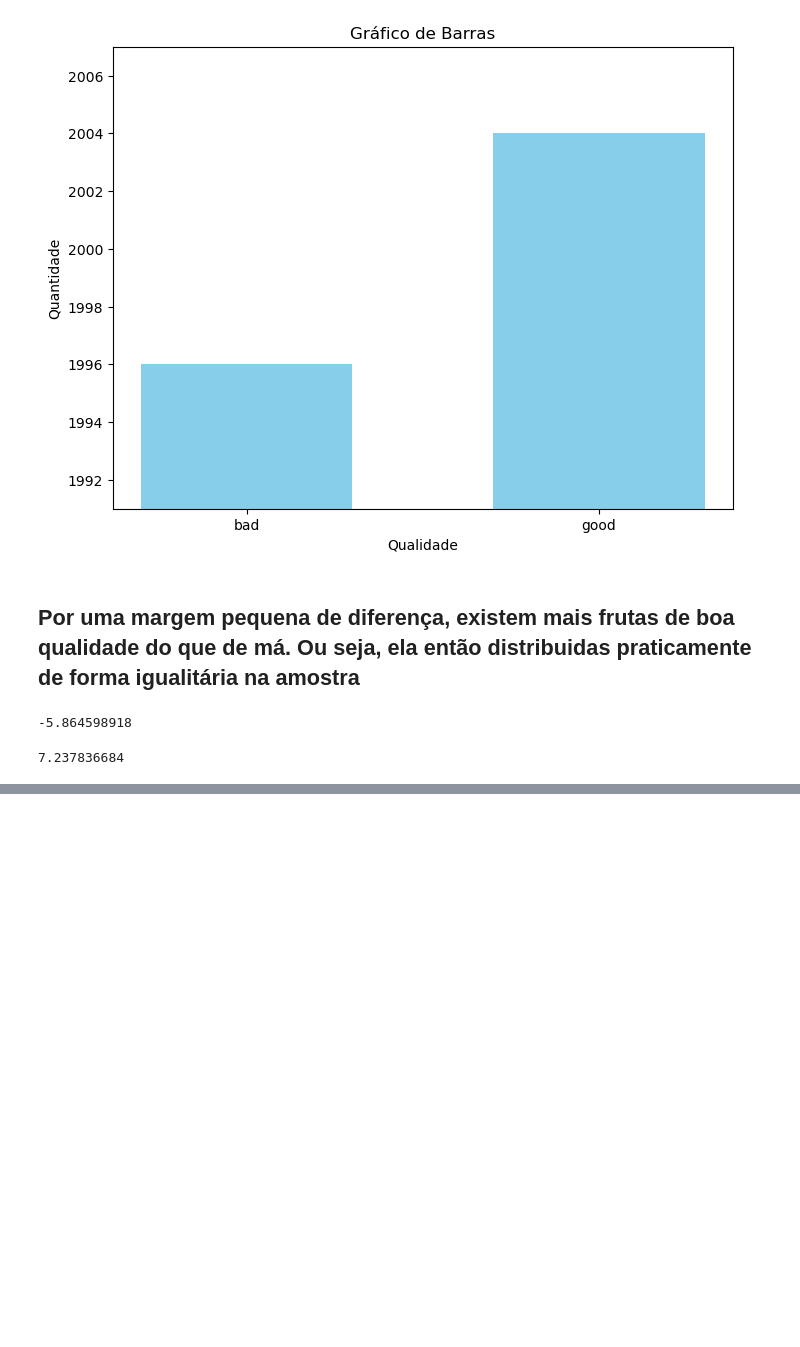
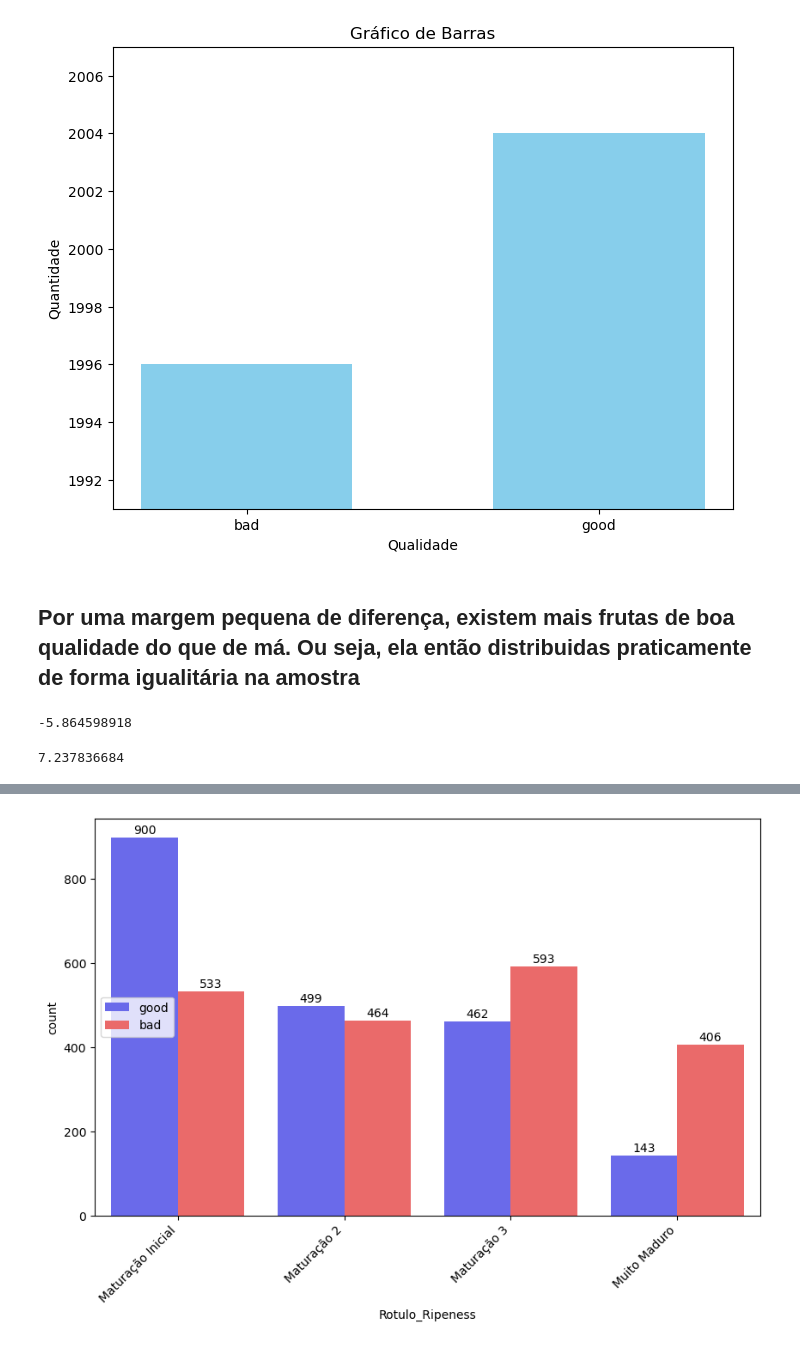
Before and after one commit to MiguelFreire-bit/Analise_de_Qualidade_de_Frutas, a Jupyter notebook: Análise de Qualidade de Frutas.ipynb, the cells around one changed output, grey strips where cells are left out. Saved outputs shown, nothing was run; the diff lists cells and outputs as text; code cells hidden in the pictures; blank space fills up the shorter version.

Commit message:
Analisar como a qualidade das frutas se relaciona com os diferentes níveis contínuos de Ripeness.

```diff
--- a/Análise de Qualidade de Frutas.ipynb
+++ b/Análise de Qualidade de Frutas.ipynb
@@ -336,0 +340,14 @@ Estágio de maturidade da fruta: -0.264315
+# %%
+# Discretização do Ripeness
+
+# Ordenar os valores
+maturidade_ordem = df['Ripeness'].sort_values(ascending=True)
+
+# Rótulos e pontos de corte
+rotulos = ['Maturação Inicial', 'Maturação 2', 'Maturação 3', 'Muito Maduro']
+bins = [-float('inf'), maturidade_ordem.loc[999], maturidade_ordem.loc[1999], maturidade_ordem.loc[2999], float('inf')]
+
+teste = pd.cut(maturidade_ordem, bins=bins, labels=rotulos, right=False)
+
+df['Rotulo_Ripeness'] = df.index.map(teste)
+df
@@ -336,0 +373,20 @@ Estágio de maturidade da fruta: -0.264315
+# %%
+# Gráfico de Barras ou Boxplot com Ripeness Discretizado
+
+df_para_analise = df[['Quality', 'Rotulo_Ripeness']]
+df_grafico = df_para_analise.groupby('Rotulo_Ripeness').value_counts().to_frame().reset_index()
+
+# Plotagem do gráfico de barras
+plt.figure(figsize=(10, 6))
+ax = sns.barplot(data=df_grafico, x='Rotulo_Ripeness', y='count', hue='Quality', palette='seismic')
+plt.xticks(rotation=45, ha='right')
+
+plt.legend(loc='center left')
+
+# Adicionar os valores nas barras
+for p in ax.patches:
+    ax.annotate(format(p.get_height(), '.0f'),
+                (p.get_x() + p.get_width() / 2., p.get_height()),
+                ha='center', va='center', xytext=(0, 6), textcoords='offset points')
+# %% [output]
+[figure, added]
```
Also changed, not shown: parts of 22 cells of this notebook.
